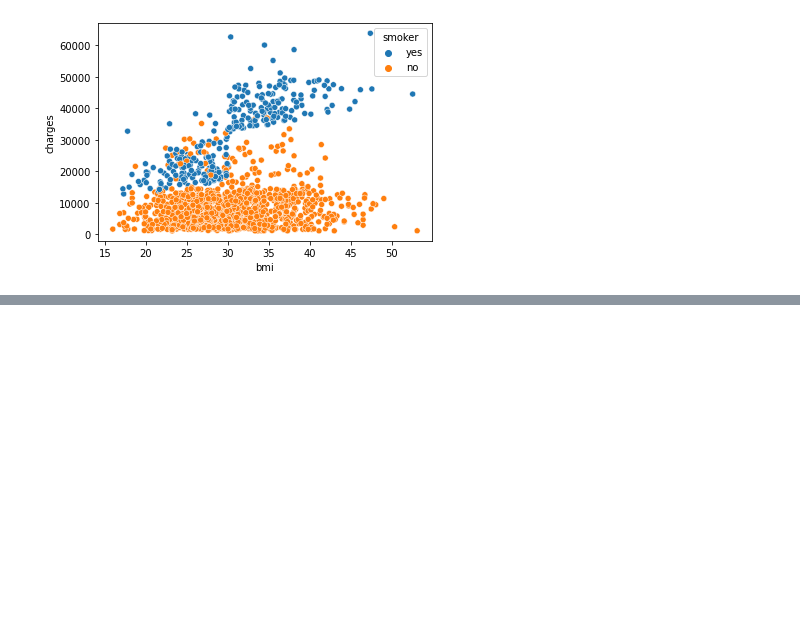
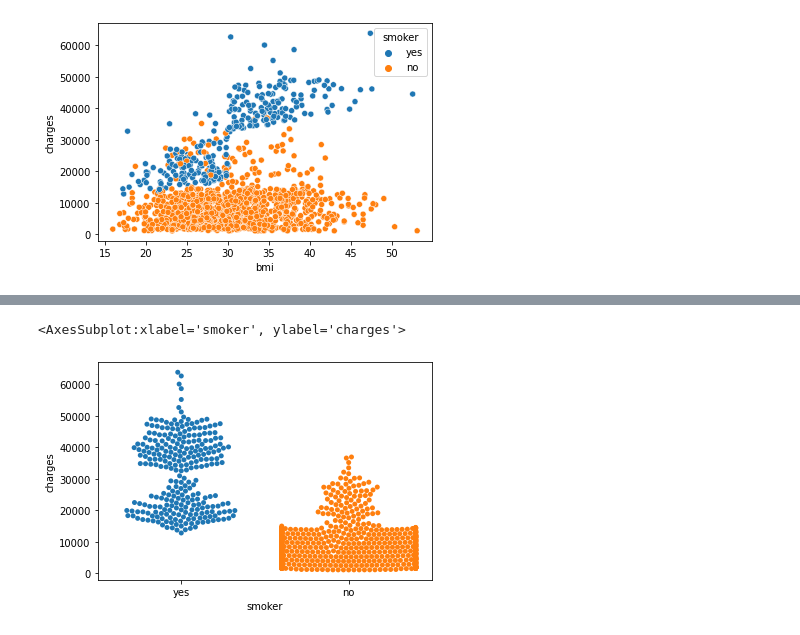
Before and after one commit to manoharuss/jupyter-notebooks, a Jupyter notebook: viz/scatter-plots.ipynb, the cells around one changed output, grey strips where cells are left out. Cells and saved outputs as stored; diff of their text form; code cells hidden in the pictures; blank space fills up the shorter version.

```diff
--- a/viz/scatter-plots.ipynb
+++ b/viz/scatter-plots.ipynb
@@ -46,0 +53,7 @@ sns.scatterplot(x=insurance_data['bmi'], y=insurance_data['charges'], hue=insura
+# %%
+# categorical scatter plot
+sns.swarmplot(x=insurance_data['smoker'],
+              y=insurance_data['charges'])
+# %% [output]
+<AxesSubplot:xlabel='smoker', ylabel='charges'>
+[figure, added]
```
Also changed, not shown: parts of 1 cell of this notebook, 1 other file.
